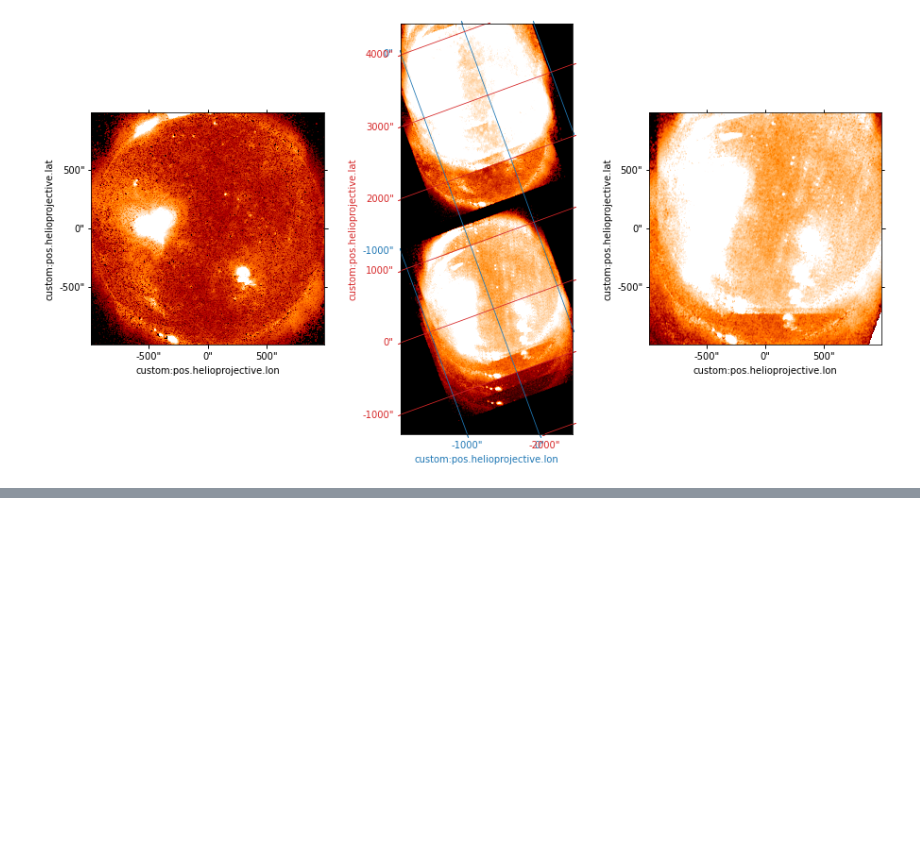
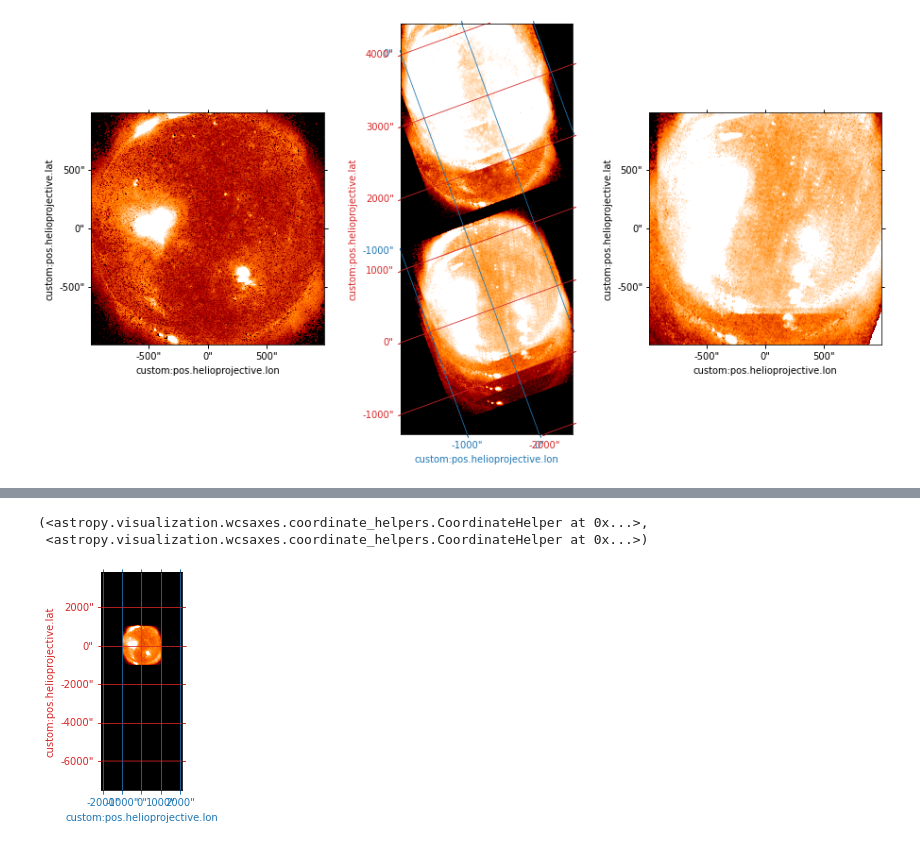
Before and after one commit to wtbarnes/moxsi-science-planning, a Jupyter notebook: notebooks/reproject-testing.ipynb, the cells around one changed output, grey strips where cells are left out. Saved outputs shown, nothing was run; the diff lists cells and outputs as text; code cells hidden in the pictures; blank space fills up the shorter version.

```diff
--- a/notebooks/reproject-testing.ipynb
+++ b/notebooks/reproject-testing.ipynb
@@ -215,3 +220,19 @@ unsheared_cube_fuller[select_slice][layer].plot(axes=ax,**plot_props)
 WARNING: target cannot be converted to ICRS, so will not be set on SpectralCoord [astropy.wcs.wcsapi.fitswcs]
 <WCSAxesSubplot:>
 [figure]
+# %%
+scale = [u.Quantity(cd, cu)/u.pix for cd,cu in zip(moxsi_cube.wcs.wcs.cdelt,
+                                             moxsi_cube.wcs.wcs.cunit)]
+reference_pixel = [
+    (DETECTOR_SHAPE[1] + 1)/2,
+    (DETECTOR_SHAPE[0] + 1)/2 + 325,
+    1,
+] * u.pix
+overlap_1 = reproject_to_overlappogram(moxsi_cube[325:335,...],
+                                       DETECTOR_SHAPE,
+                                       scale=scale,
+                                       observer=observer,
+                                       sum_over_lambda=True,
+                                       reference_pixel=reference_pixel,
+                                       #reproject_kwargs={'parallel':True}
+                                       )
@@ -217,0 +242,7 @@ WARNING: target cannot be converted to ICRS, so will not be set on SpectralCoord
+# %%
+ax = overlap_1[0].plot(**plot_props)
+color_lat_lon_axes(ax)
+# %% [output]
+(<astropy.visualization.wcsaxes.coordinate_helpers.CoordinateHelper at 0x...>,
+ <astropy.visualization.wcsaxes.coordinate_helpers.CoordinateHelper at 0x...>)
+[figure, added]
```
Also changed, not shown: parts of 2 cells of this notebook, 6 other files.
